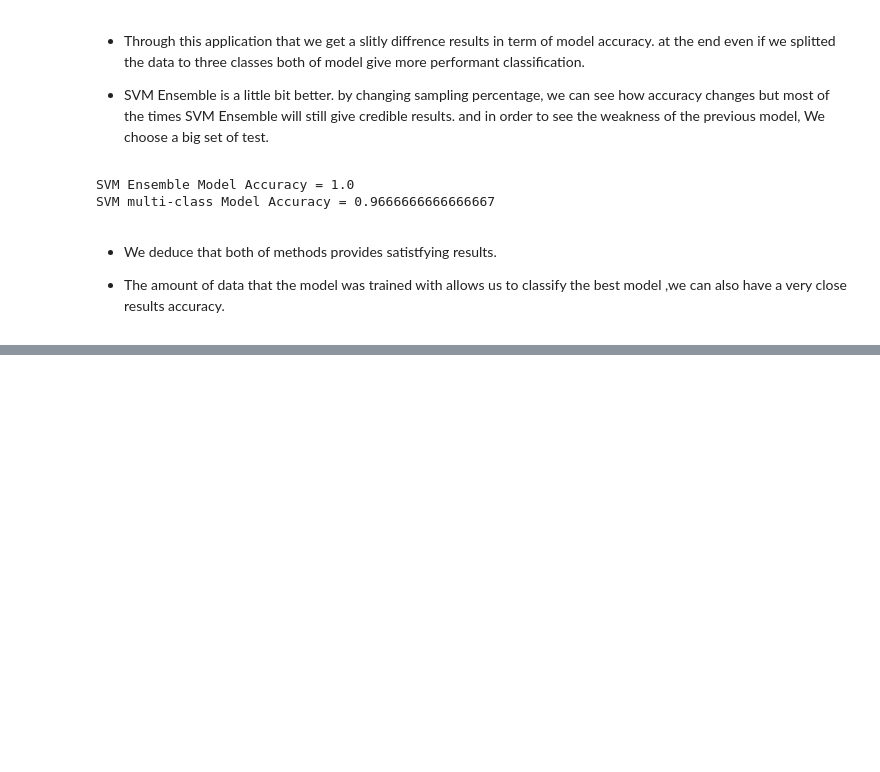
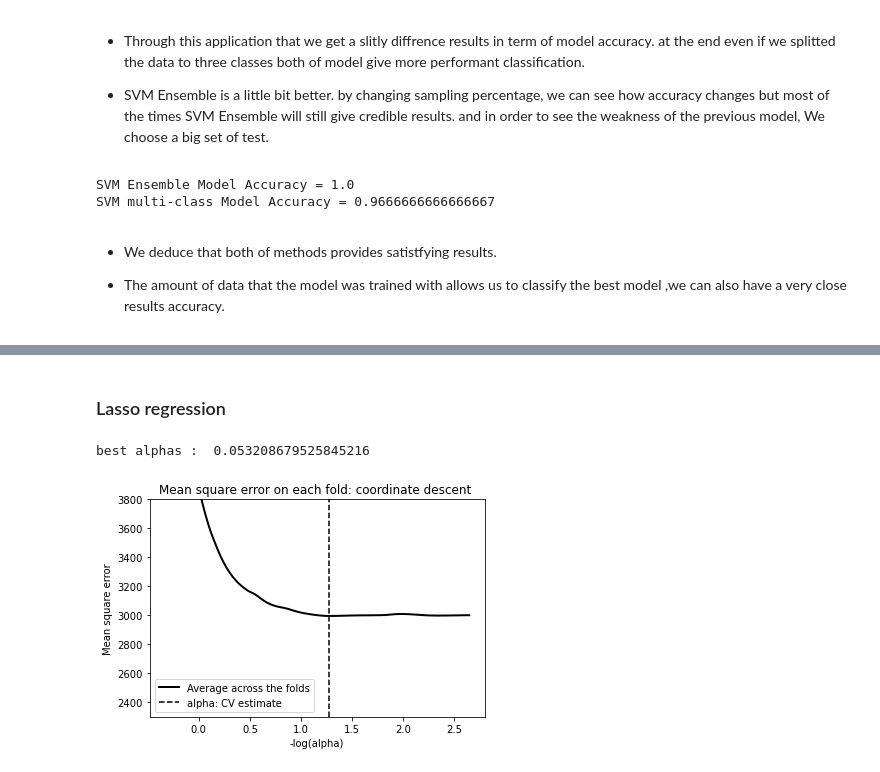
Before and after one commit to lougani-faouzi/DA, a Jupyter notebook: Assignments1.ipynb, the cells around one changed output, grey strips where cells are left out. Drawn from its saved outputs; the diff is of its cells as text; code cells hidden in the pictures; blank space fills up the shorter version.

```diff
--- a/Assignments1.ipynb
+++ b/Assignments1.ipynb
@@ -589,0 +859,44 @@ c) What is the common points and differences (in terms of architecture and princ
+# %% [markdown]
+### Lasso regression
+# %%
+from sklearn import linear_model
+from sklearn.linear_model import LassoCV
+from sklearn import datasets
+import numpy as np
+import matplotlib.pyplot as plt
+
+#to avoide division
+EPSILON =1e-4
+
+#load data diabetes
+diabetes= datasets.load_diabetes()
+
+X=diabetes.data
+y = diabetes.target
+
+#apply lasso cross validation
+reg_lasso_cv=LassoCV(cv=20).fit(X,y)
+
+#Display results
+m_log_alphas=-np.log10(reg_lasso_cv.alphas_ + EPSILON)
+
+plt.figure()
+ymin, ymax = 2300, 3800
+
+plt.plot(m_log_alphas, reg_lasso_cv.mse_path_.mean(axis=-1), 'k',
+         label='Average across the folds', linewidth=2)
+plt.axvline(-np.log10(reg_lasso_cv.alpha_ + EPSILON), linestyle='--', color='k',
+            label='alpha: CV estimate')
+
+plt.legend()
+
+plt.xlabel('-log(alpha)')
+plt.ylabel('Mean square error')
+plt.title('Mean square error on each fold: coordinate descent ')
+plt.axis('tight')
+plt.ylim(ymin, ymax)
+
+print('best alphas : ', reg_lasso_cv.alpha_ )
+# %% [output]
+best alphas :  0.053208679525845216
+[figure, added]
```
Also changed, not shown: parts of 23 cells of this notebook.
